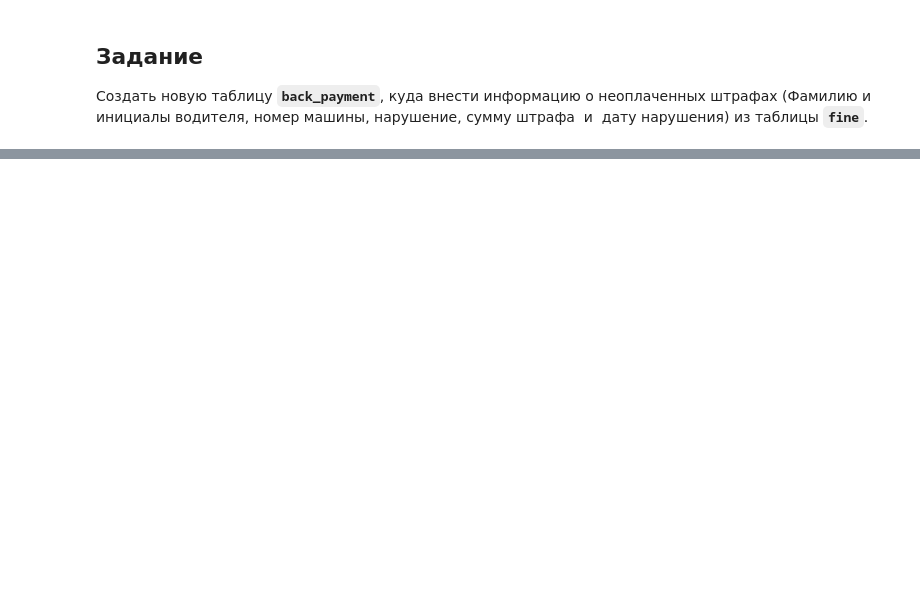
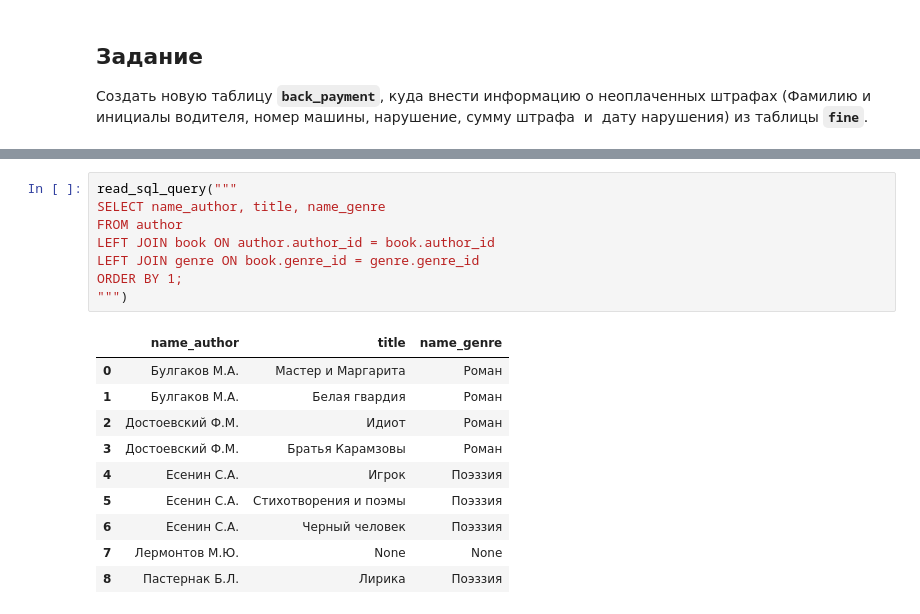
Before and after one commit to w9ip/learning, a Jupyter notebook: DB/Без названия.ipynb, the cells around one changed output, grey strips where cells are left out. Cells and saved outputs as stored; diff of their text form; blank space fills up the shorter version.

```diff
--- a/DB/Без названия.ipynb
+++ b/DB/Без названия.ipynb
@@ -2092,0 +3733,19 @@ read_sql_query("""
+# %%
+read_sql_query("""
+SELECT name_author, title, name_genre
+FROM author
+LEFT JOIN book ON author.author_id = book.author_id
+LEFT JOIN genre ON book.genre_id = genre.genre_id
+ORDER BY 1;
+""")
+# %% [output]
+|  | name_author | title | name_genre |
+| 0 | Булгаков М.А. | Мастер и Маргарита | Роман |
+| 1 | Булгаков М.А. | Белая гвардия | Роман |
+| 2 | Достоевский Ф.М. | Идиот | Роман |
+| 3 | Достоевский Ф.М. | Братья Карамзовы | Роман |
+| 4 | Есенин С.А. | Игрок | Поэззия |
+| 5 | Есенин С.А. | Стихотворения и поэмы | Поэззия |
+| 6 | Есенин С.А. | Черный человек | Поэззия |
+| 7 | Лермонтов М.Ю. | None | None |
+| 8 | Пастернак Б.Л. | Лирика | Поэззия |
```
Also changed, not shown: parts of 38 cells of this notebook, 2 other files.
